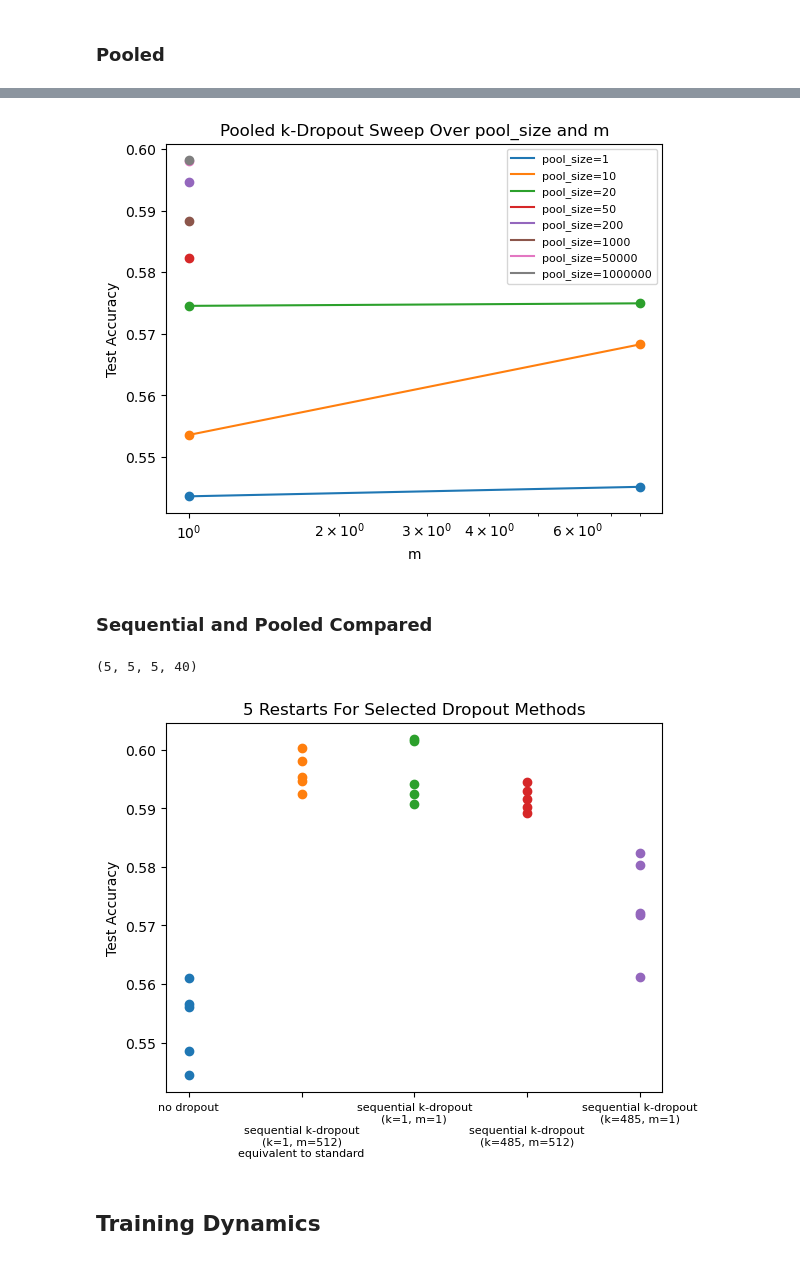
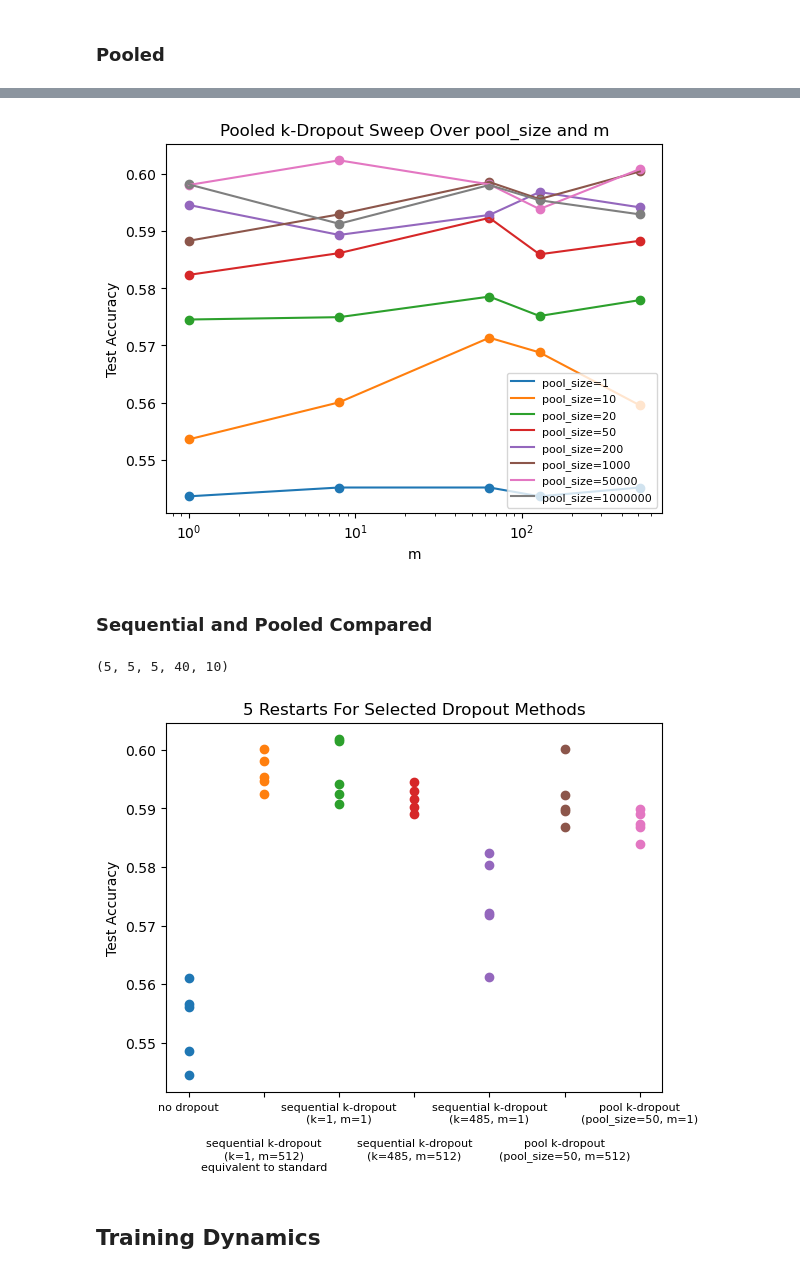
Before and after one commit to LukeBailey181/k-dropout, a Jupyter notebook: notebooks/paper_plots.ipynb, the cells around one changed output, grey strips where cells are left out. Drawn from its saved outputs; the diff is of its cells as text; code cells hidden in the pictures.

```diff
--- a/notebooks/paper_plots.ipynb
+++ b/notebooks/paper_plots.ipynb
@@ -130,17 +130,17 @@ plt.legend(fontsize=8);
 # %%
 # plot for m
 for pool_size in df_pool.pool_size.unique():
     df_filtered = df_pool[df_pool.pool_size == pool_size]
     plt.scatter(df_filtered.m, df_filtered.test_acc)
     plt.plot(df_filtered.m, df_filtered.test_acc, label=f'pool_size={pool_size}')
 
 plt.xscale('log')
 plt.title('Pooled k-Dropout Sweep Over pool_size and m')
 plt.xlabel('m')
 plt.ylabel('Test Accuracy')
-plt.legend(fontsize=8);
+plt.legend(fontsize=8, loc='lower right');
 # %% [output]
-[figure, old version]
+[figure, new version]
 # %% [markdown]
 ### Sequential and Pooled Compared
 # %%
@@ -151,29 +151,43 @@ df_bench_seq_1 = get_sweep_dataframe('2pnf6l0e')  # initial sweep
 df_bench_seq_2 = get_sweep_dataframe('rwxv6n0g')  # lower k values
 df_bench_seq = pd.concat([df_bench_seq_1, df_bench_seq_2]).reset_index()
 df_bench_seq.sort_values(['k', 'm'], inplace=True, ascending=[True, False])
-# df_bench_pool = get_sweep_dataframe('')  # TODO: run this
+df_bench_pool = get_sweep_dataframe('n1qjw2ag')
 
-len(df_bench_no), len(df_bench_std), len(df_bench_k1_m1), len(df_bench_seq)
+len(df_bench_no), len(df_bench_std), len(df_bench_k1_m1), len(df_bench_seq), len(df_bench_pool)
 # %% [output]
-(5, 5, 5, 40)
+(5, 5, 5, 40, 10)
 # %%
 ks = [485]  # NOTE: skipping 5, 97, 29100
-ms = [512, 1]
+seq_ms = [512, 1]
 
+pool_sizes = [50]
+pool_ms = [512, 1]
+
+# no dropout
 plt.scatter(['no dropout' for _ in range(len(df_bench_no))], df_bench_no.test_acc)
+
+# standard dropout
 plt.scatter(['sequential k-dropout\n(k=1, m=512)\nequivalent to standard' for _ in range(len(df_bench_std))], df_bench_std.test_acc)
+
+# sequential k dropout
 plt.scatter(['sequential k-dropout\n(k=1, m=1)' for _ in range(len(df_bench_k1_m1))], df_bench_k1_m1.test_acc)
 for k in ks:
-    for m in ms:
+    for m in seq_ms:
         df_filtered = df_bench_seq[(df_bench_seq.k == k) & (df_bench_seq.m == m)]
         plt.scatter([f'sequential k-dropout\n(k={k}, m={m})' for _ in range(len(df_filtered))], df_filtered.test_acc)
+
+# pooled k dropout
+for pool_size in pool_sizes:
+    for m in pool_ms:
+        df_filtered = df_bench_pool[(df_bench_pool.pool_size == pool_size) & (df_bench_pool.m == m)]
+        plt.scatter([f'pool k-dropout\n(pool_size={pool_size}, m={m})' for _ in range(len(df_filtered))], df_filtered.test_acc)
 
 plt.title('5 Restarts For Selected Dropout Methods')
 plt.ylabel('Test Accuracy')
 plt.xticks(rotation=0, fontsize=8);
 for tick in plt.gca().xaxis.get_major_ticks()[1::2]:
-    tick.set_pad(20)
+    tick.set_pad(30)
 # %% [output]
-[figure, old version]
+[figure, new version]
 # %% [markdown]
 ## Training Dynamics
```
Also changed, not shown: parts of 5 cells of this notebook, 1 other file.
